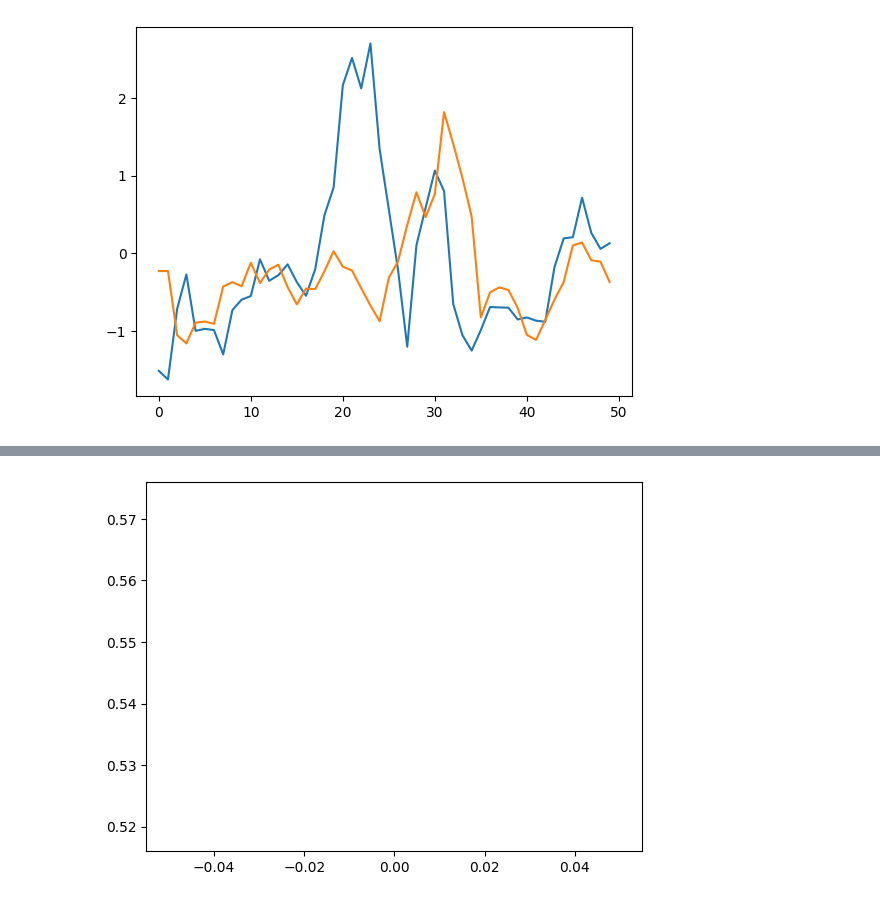
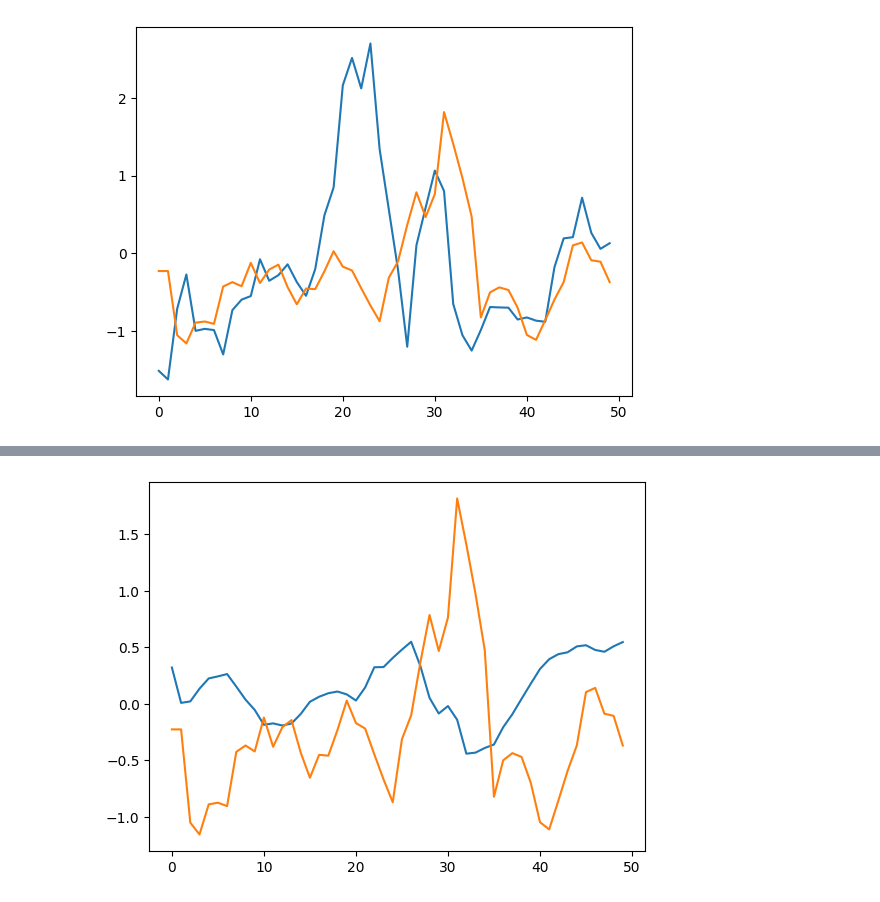
Before and after one commit to trian-gles/aloof-machine, a Jupyter notebook: RNN_IMPROV.ipynb, the cells around one changed output, grey strips where cells are left out. Saved outputs shown, nothing was run; the diff lists cells and outputs as text; code cells hidden in the pictures.

```diff
--- a/RNN_IMPROV.ipynb
+++ b/RNN_IMPROV.ipynb
@@ -598,23 +622,23 @@ plt.plot(points)
 # %%
 live_outputs = []
 live_inputs1 = []
 live_inputs2 = []
 data = filtered_df[['max', 'time']].to_numpy()
 test_model = models[0]
 models[0].fit(data)
 with torch.no_grad():
   model.reset_live()
   for i in range(50):
     live_out = test_model.forward_live(data[i].reshape(1, 2))
     live_input = test_model.transform(data[i].reshape(1, 2))
     live_outputs.append(live_out.item())
     live_inputs1.append(live_input[0, 0])
     live_inputs2.append(live_input[0, 1])
-plt.plot(live_out)
-#plt.plot(live_inputs2)
+plt.plot(live_outputs)
+plt.plot(live_inputs2)
 plt.show()
 # %% [output]
-[figure, old version]
+[figure, new version]
 # %%
 test_live_X[:, 1, :]
 # %%
```
Also changed, not shown: parts of 2 cells of this notebook, 10 other files.
